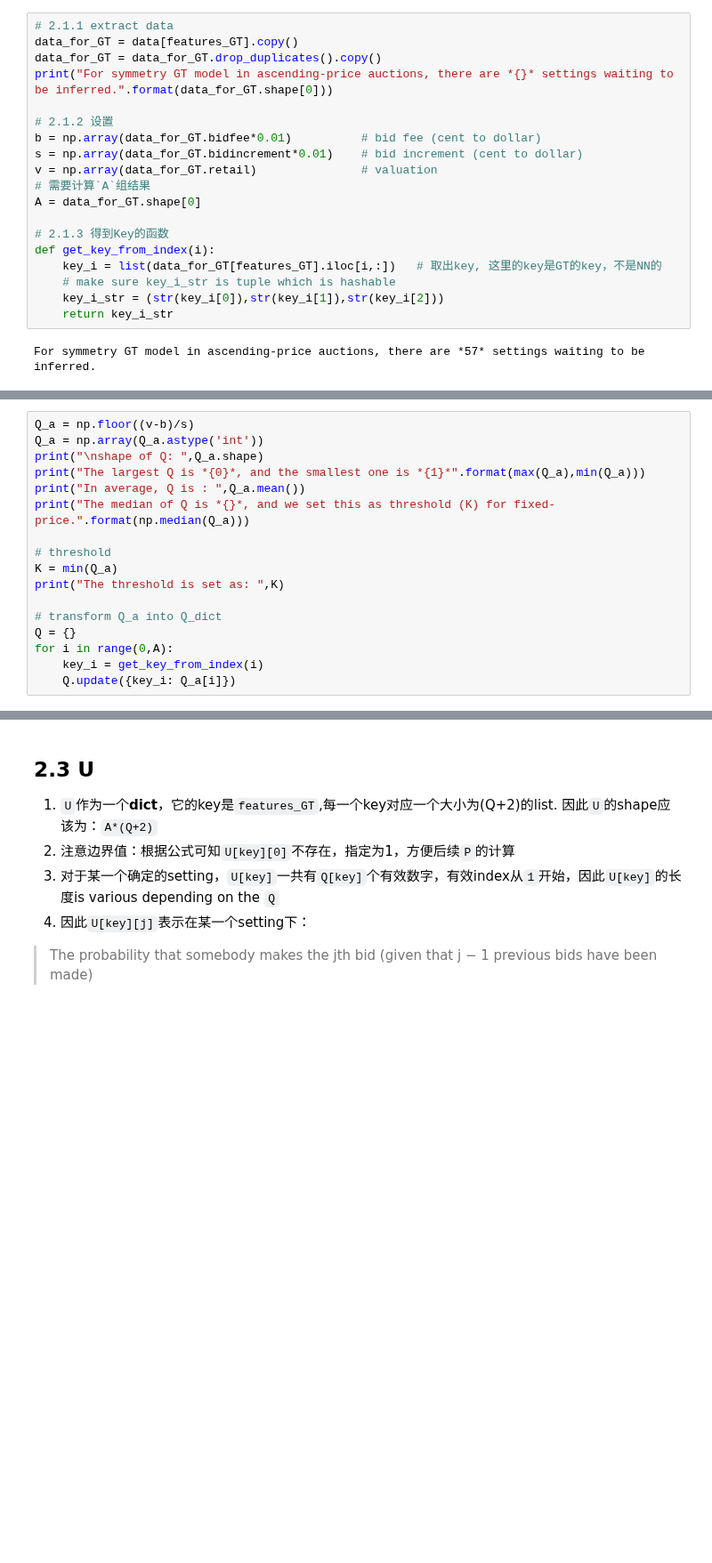
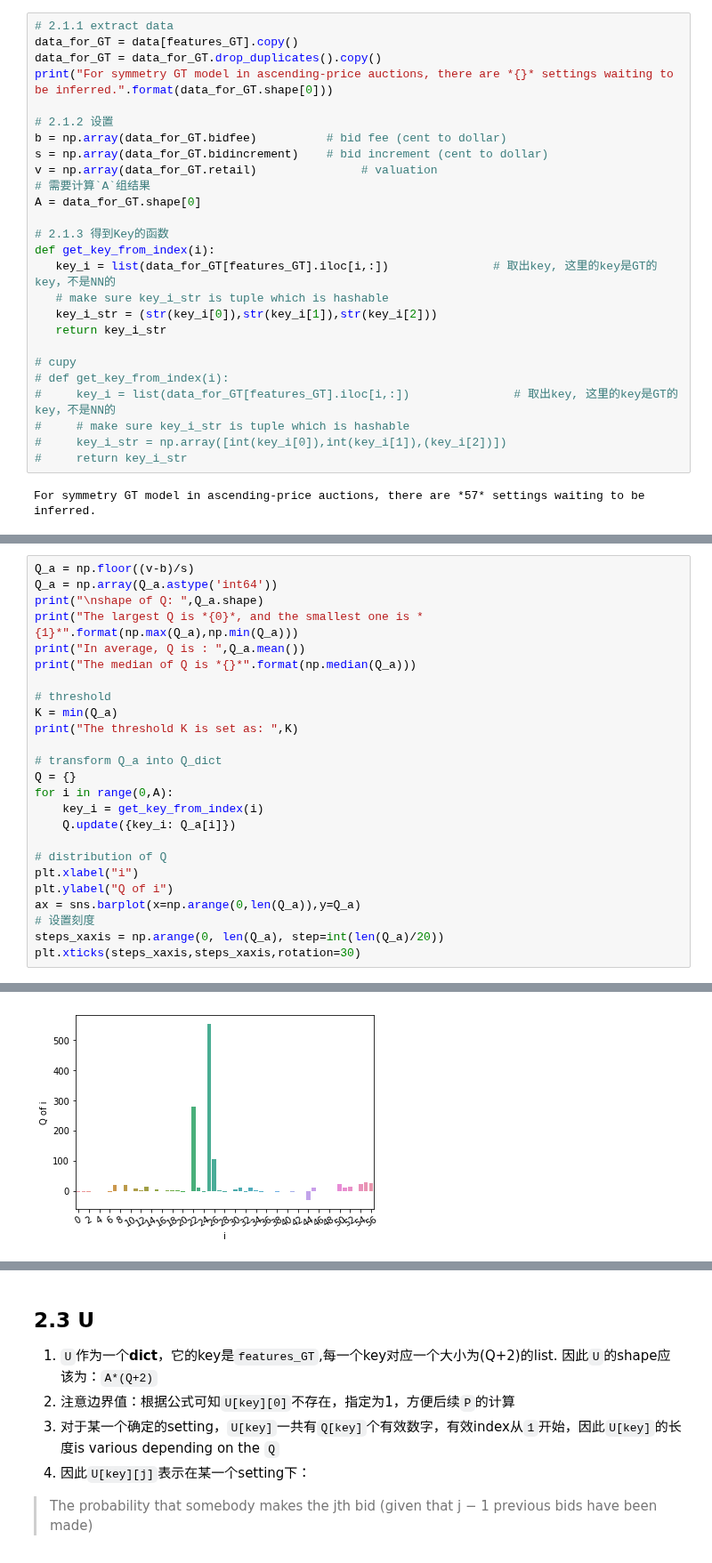
Before and after one commit to 2016317200329/PAProj, a Jupyter notebook: GT_model/GT_asc_symmetry_gen.ipynb, the cells around one changed output, grey strips where cells are left out. Shown at 89% size. Drawn from its saved outputs; the diff is of its cells as text; blank space fills up the shorter version.

```diff
--- a/GT_model/GT_asc_symmetry_gen.ipynb
+++ b/GT_model/GT_asc_symmetry_gen.ipynb
@@ -57,18 +66,25 @@ data_for_GT = data_for_GT.drop_duplicates().copy()
 print("For symmetry GT model in ascending-price auctions, there are *{}* settings waiting to be inferred.".format(data_for_GT.shape[0]))
 
 # 2.1.2 设置
-b = np.array(data_for_GT.bidfee*0.01)          # bid fee (cent to dollar)
-s = np.array(data_for_GT.bidincrement*0.01)    # bid increment (cent to dollar)
+b = np.array(data_for_GT.bidfee)          # bid fee (cent to dollar)
+s = np.array(data_for_GT.bidincrement)    # bid increment (cent to dollar)
 v = np.array(data_for_GT.retail)               # valuation
 # 需要计算`A`组结果
 A = data_for_GT.shape[0]
 
 # 2.1.3 得到Key的函数
 def get_key_from_index(i):
-    key_i = list(data_for_GT[features_GT].iloc[i,:])   # 取出key, 这里的key是GT的key，不是NN的
-    # make sure key_i_str is tuple which is hashable
-    key_i_str = (str(key_i[0]),str(key_i[1]),str(key_i[2]))
-    return key_i_str
+   key_i = list(data_for_GT[features_GT].iloc[i,:])               # 取出key, 这里的key是GT的key，不是NN的
+   # make sure key_i_str is tuple which is hashable
+   key_i_str = (str(key_i[0]),str(key_i[1]),str(key_i[2]))
+   return key_i_str
+
+# cupy
+# def get_key_from_index(i):
+#     key_i = list(data_for_GT[features_GT].iloc[i,:])               # 取出key, 这里的key是GT的key，不是NN的
+#     # make sure key_i_str is tuple which is hashable
+#     key_i_str = np.array([int(key_i[0]),int(key_i[1]),(key_i[2])])
+#     return key_i_str
 # %% [output]
 For symmetry GT model in ascending-price auctions, there are *57* settings waiting to be inferred.
 # %% [markdown]
@@ -78,19 +94,27 @@ For symmetry GT model in ascending-price auctions, there are *57* settings waiti
 # %%
 Q_a = np.floor((v-b)/s)
-Q_a = np.array(Q_a.astype('int'))
+Q_a = np.array(Q_a.astype('int64'))
 print("\nshape of Q: ",Q_a.shape)
-print("The largest Q is *{0}*, and the smallest one is *{1}*".format(max(Q_a),min(Q_a)))
+print("The largest Q is *{0}*, and the smallest one is *{1}*".format(np.max(Q_a),np.min(Q_a)))
 print("In average, Q is : ",Q_a.mean())
-print("The median of Q is *{}*, and we set this as threshold (K) for fixed-price.".format(np.median(Q_a)))
+print("The median of Q is *{}*".format(np.median(Q_a)))
 
 # threshold
 K = min(Q_a)
-print("The threshold is set as: ",K)
+print("The threshold K is set as: ",K)
 
 # transform Q_a into Q_dict
 Q = {}
 for i in range(0,A):
     key_i = get_key_from_index(i)
     Q.update({key_i: Q_a[i]})
+
+# distribution of Q
+plt.xlabel("i")
+plt.ylabel("Q of i")
+ax = sns.barplot(x=np.arange(0,len(Q_a)),y=Q_a)
+# 设置刻度
+steps_xaxis = np.arange(0, len(Q_a), step=int(len(Q_a)/20))
+plt.xticks(steps_xaxis,steps_xaxis,rotation=30)
 # %% [output]
 shape of Q:  (57,)
@@ -100,0 +142 @@ The threshold is set as:  152
+[figure, added]
```
Also changed, not shown: parts of 10 cells of this notebook, 1 other file.
